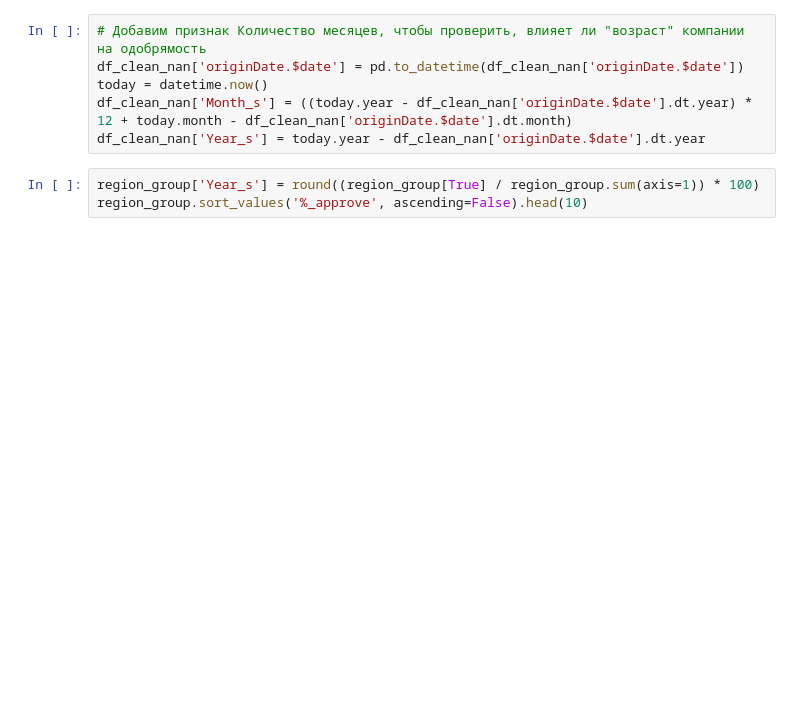
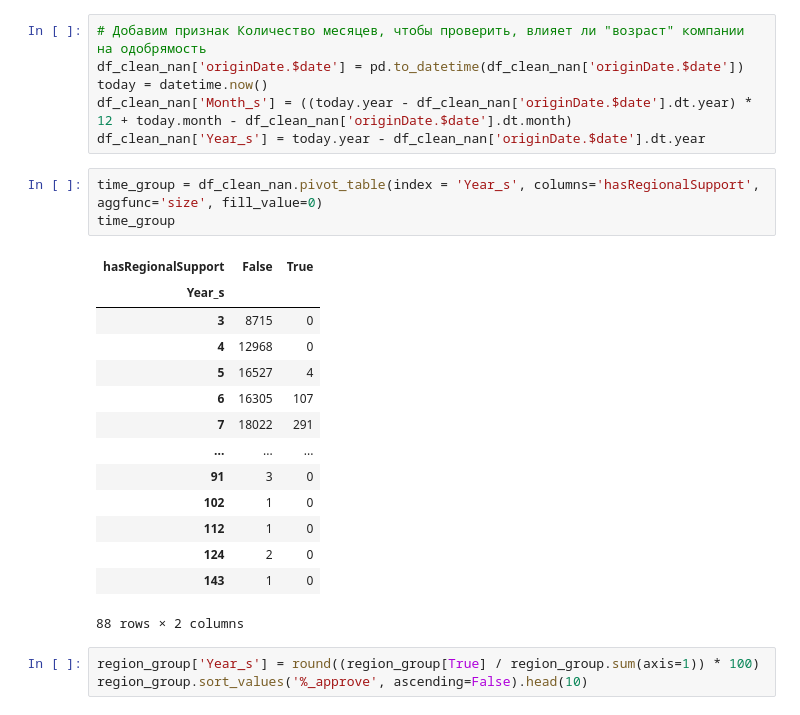
Before and after one commit to PlatArs/GOV_project, a Jupyter notebook: Project.ipynb, the cells around one changed output. Saved outputs shown, nothing was run; the diff lists cells and outputs as text; blank space fills up the shorter version.

```diff
--- a/Project.ipynb
+++ b/Project.ipynb
@@ -291,6 +308,24 @@ df_clean_nan['originDate.$date'] = pd.to_datetime(df_clean_nan['originDate.$date
 today = datetime.now()
 df_clean_nan['Month_s'] = ((today.year - df_clean_nan['originDate.$date'].dt.year) * 12 + today.month - df_clean_nan['originDate.$date'].dt.month)
 df_clean_nan['Year_s'] = today.year - df_clean_nan['originDate.$date'].dt.year
+# %%
+time_group = df_clean_nan.pivot_table(index = 'Year_s', columns='hasRegionalSupport', aggfunc='size', fill_value=0)
+time_group
+# %% [output]
+| hasRegionalSupport | False | True |
+| Year_s |  |  |
+| 3 | 8715 | 0 |
+| 4 | 12968 | 0 |
+| 5 | 16527 | 4 |
+| 6 | 16305 | 107 |
+| 7 | 18022 | 291 |
+| ... | ... | ... |
+| 91 | 3 | 0 |
+| 102 | 1 | 0 |
+| 112 | 1 | 0 |
+| 124 | 2 | 0 |
+| 143 | 1 | 0 |
+88 rows × 2 columns
 # %%
 region_group['Year_s'] = round((region_group[True] / region_group.sum(axis=1)) * 100)
 region_group.sort_values('%_approve', ascending=False).head(10)
```
Also changed, not shown: parts of 3 cells of this notebook.
